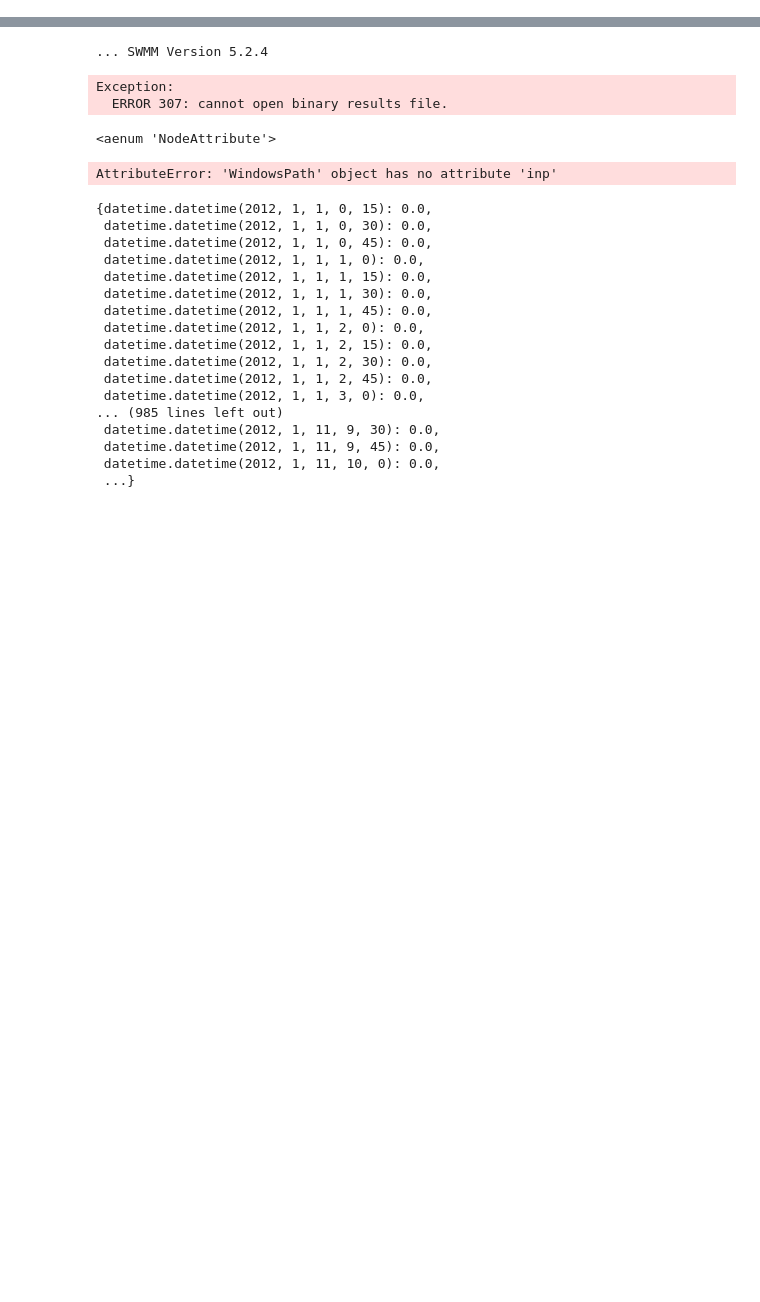
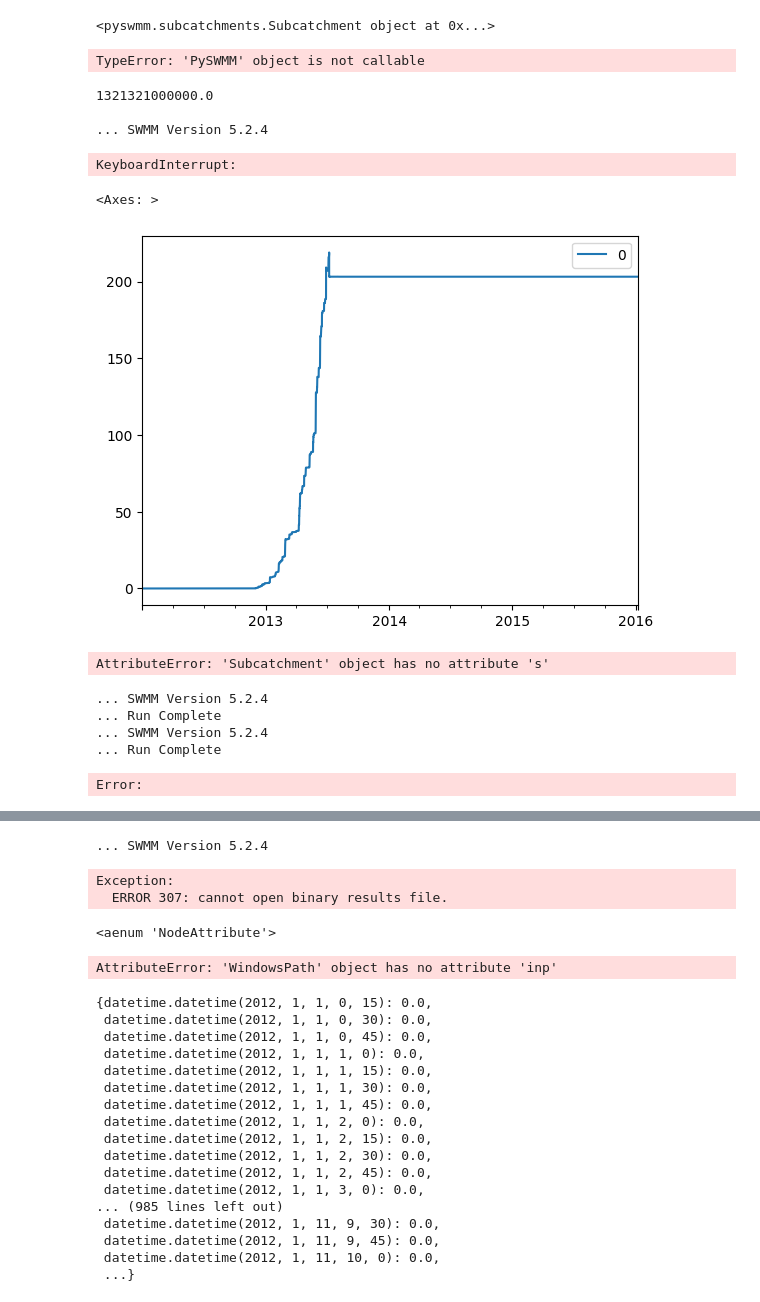
Before and after one commit to everettsp/optswmm, a Jupyter notebook: main.ipynb, the cells around one changed output, grey strips where cells are left out. Cells and saved outputs as stored; diff of their text form; code cells hidden in the pictures; blank space fills up the shorter version.

```diff
--- a/main.ipynb
+++ b/main.ipynb
@@ -70,0 +149,53 @@ from utils.swmmutils import get_model_path
+# %%
+with Simulation(str(model_file), outputfile="test.out") as sim:
+    S1 = Subcatchments(sim)["s1"]
+    print(S1)
+    print(infiltration_params)
+# %% [output]
+<pyswmm.subcatchments.Subcatchment object at 0x...>
+TypeError: 'PySWMM' object is not callable
+# %%
+import os
+spc = SimulationPreConfig()
+spc.input_file = str(model_file)
+spc.add_update_by_token("SUBCATCHMENTS", "s1", 3, 1321321000000)
+spc.add_update_by_token("SUBCATCHMENTS", "s2", 3, 1321312000000)
+spc.add_update_by_token("SUBCATCHMENTS", "s3", 3, 1321312000000)
+spc.add_update_by_token("SUBCATCHMENTS", "s4", 3, 1321312000000)
+spc.add_update_by_token("SUBCATCHMENTS", "s5", 3, 1321312000000)
+spc.add_update_by_token("SUBCATCHMENTS", "s7", 3, 1321312000000)
+spc.add_update_by_token("SUBCATCHMENTS", "s8", 3, 1321312000000)
+spc.add_update_by_token("SUBCATCHMENTS", "s9", 3, 1321312000000)
+spc.add_update_by_token("SUBCATCHMENTS", "s10", 3, 1321312000000)
+spc.add_update_by_token("SUBCATCHMENTS", "s11", 3, 1321312000000)
+spc.apply_changes()
+
+with Simulation(str(model_file), sim_preconfig=spc, outputfile="test.out") as sim:
+    S1 = Subcatchments(sim)["s1"]
+    print(S1.area)
+    sim.execute()
+
+from pyswmm import Output
+from swmm.toolkit import shared_enum
+
+with Output("test.out") as out:
+    ok = out.node_series("HY035", shared_enum.NodeAttribute.TOTAL_INFLOW)
+
+
+print(ok)
+shared_enum.NodeAttribute.TOTAL_INFLOW
+
+from utils.swmmutils import get_model_path
+
+os.remove("test.out")
+# %% [output]
+1321321000000.0
+
+... SWMM Version 5.2.4
+KeyboardInterrupt:
+# %%
+import pandas as pd
+pd.DataFrame(index=ok.keys(), data=ok.values()).plot()
+# %% [output]
+<Axes: >
+[figure, added]
@@ -70,0 +208,27 @@ from utils.swmmutils import get_model_path
+# %%
+with Simulation(str(model_file), outputfile="test.out") as sim:
+    subcatchment_ids = [s.subcatchmentid for s in Subcatchments(sim)]
+    ok = Subcatchments(sim)["s1"].__getattribute__("width")
+
+ok
+# %% [output]
+AttributeError: 'Subcatchment' object has no attribute 's'
+# %%
+from utils.optconfig import OptConfig
+
+oc = OptConfig(
+    model_file = model_file,
+    forcing_data_file = model_dir / station_id / "forcings.pkl",
+    target_data_file = model_dir / station_id / "targets.pkl",
+    run_dir = model_dir / station_id / "runs",
+)
+
+from utils.calibutils import calibrate
+
+calibrate(oc)
+# %% [output]
+... SWMM Version 5.2.4
+... Run Complete
+... SWMM Version 5.2.4
+... Run Complete
+Error:
```
Also changed, not shown: parts of 11 cells of this notebook, 10 other files.
